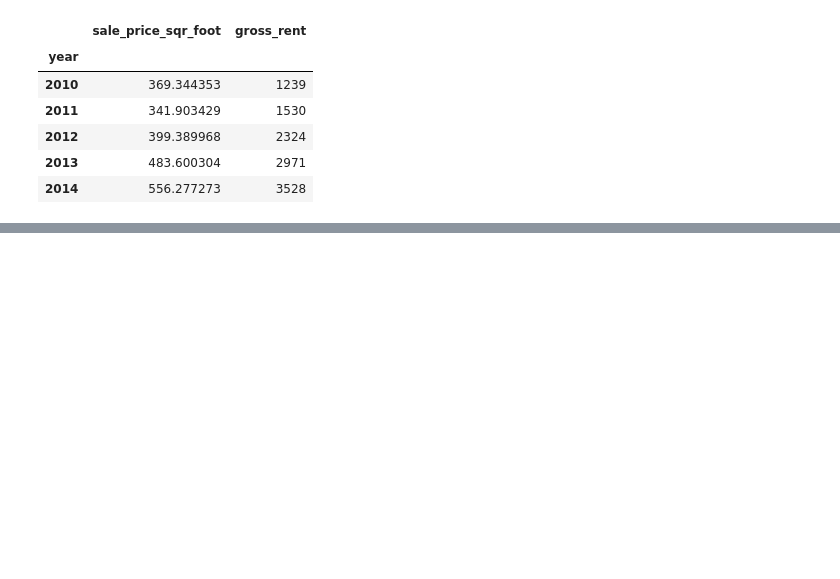
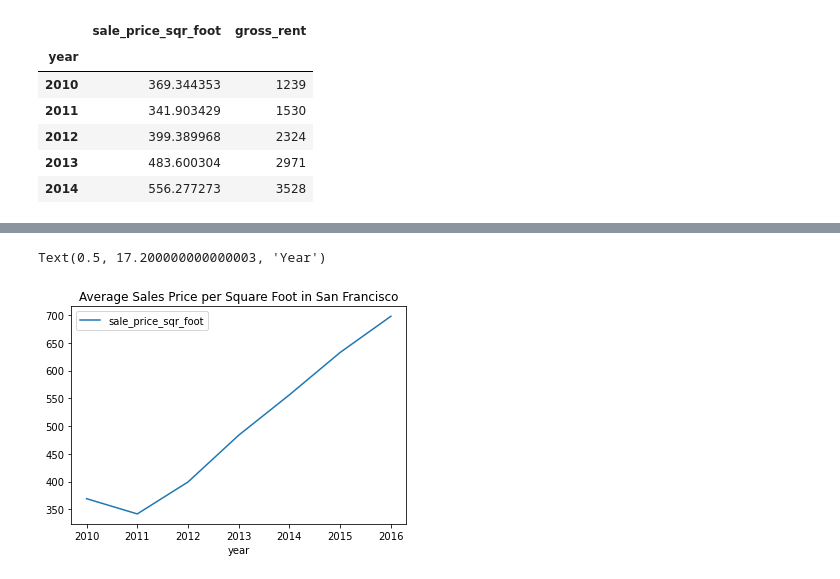
Before and after one commit to howardj2213/pythoni_monopoly_hw, a Jupyter notebook: python_mon_sub.ipynb, the cells around one changed output, grey strips where cells are left out. Drawn from its saved outputs; the diff is of its cells as text; code cells hidden in the pictures; blank space fills up the shorter version.

```diff
--- a/python_mon_sub.ipynb
+++ b/python_mon_sub.ipynb
@@ -62,0 +63,8 @@ Text(0.5, 0, 'Year')
+# %%
+#Average Sale Price per Square Foot
+sfo_avg_sale_plot = sfo_data_gross.plot(title="Average Sales Price per Square Foot in San Francisco", kind="line", y="sale_price_sqr_foot")
+sfo_data_gross_plot.set_ylabel("Avg. Sales Price")
+sfo_data_gross_plot.set_xlabel("Year")
+# %% [output]
+Text(0.5, 17.200000000000003, 'Year')
+[figure, added]
```
Also changed, not shown: parts of 1 cell of this notebook.
